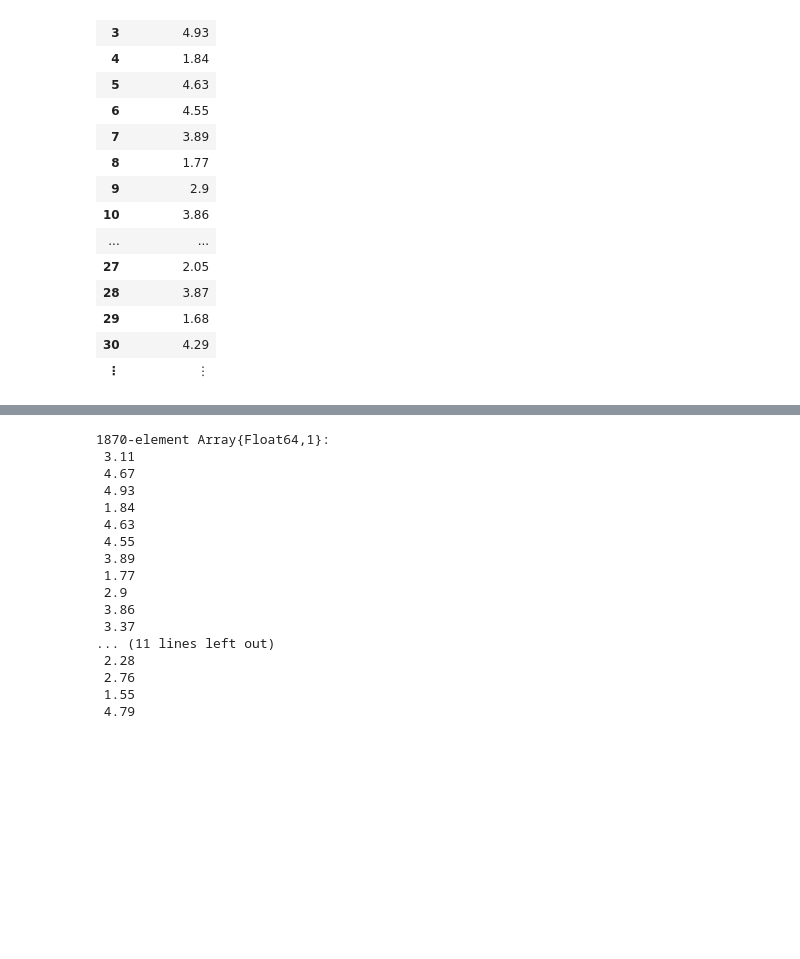
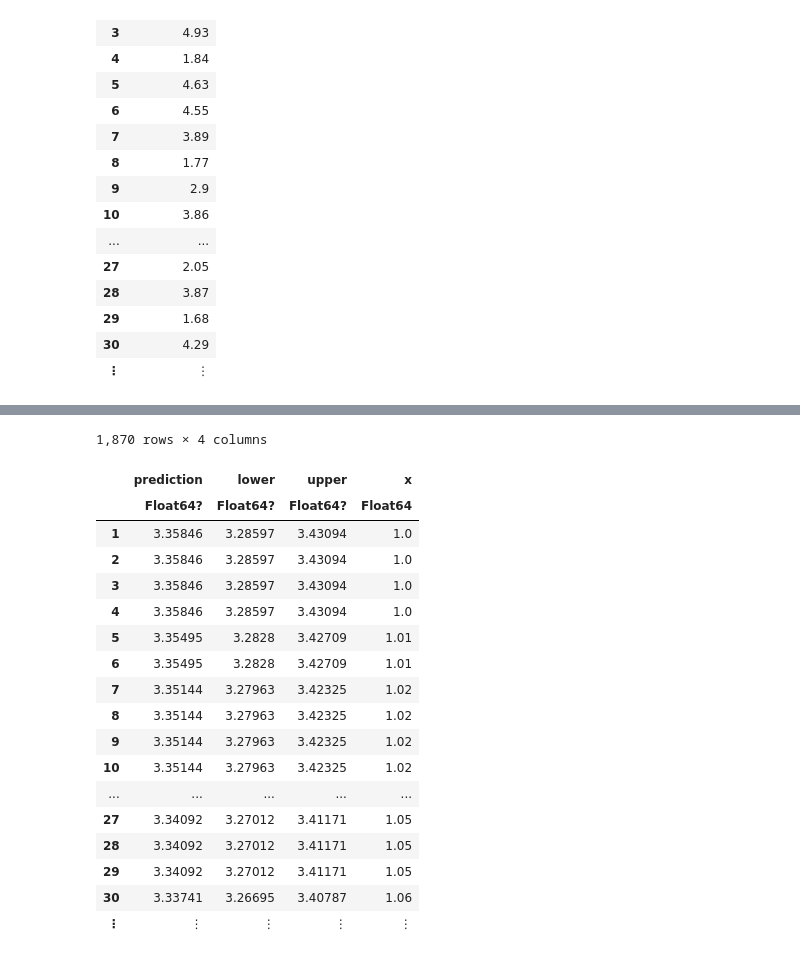
Before and after one commit to mattcingram/rep1_julia, a Jupyter notebook: code/rep1_julia.ipynb, the cells around one changed output, grey strips where cells are left out. Drawn from its saved outputs; the diff is of its cells as text; code cells hidden in the pictures; blank space fills up the shorter version.

```diff
--- a/code/rep1_julia.ipynb
+++ b/code/rep1_julia.ipynb
@@ -2052,21 +2052,24 @@ pred = GLM.predict(m7, temp, interval = :prediction, level=0.05)
 | ⋮ | ⋮ | ⋮ | ⋮ |
 # %%
 pred.x = temp.pre_sexism
+pred
 # %% [output]
-1870-element Array{Float64,1}:
- 3.11
- 4.67
- 4.93
- 1.84
- 4.63
- 4.55
- 3.89
- 1.77
- 2.9
- 3.86
- 3.37
-... (11 lines left out)
- 2.28
- 2.76
- 1.55
- 4.79
+1,870 rows × 4 columns
+|  | prediction | lower | upper | x |
+|  | Float64? | Float64? | Float64? | Float64 |
+| 1 | 3.35846 | 3.28597 | 3.43094 | 1.0 |
+| 2 | 3.35846 | 3.28597 | 3.43094 | 1.0 |
+| 3 | 3.35846 | 3.28597 | 3.43094 | 1.0 |
+| 4 | 3.35846 | 3.28597 | 3.43094 | 1.0 |
+| 5 | 3.35495 | 3.2828 | 3.42709 | 1.01 |
+| 6 | 3.35495 | 3.2828 | 3.42709 | 1.01 |
+| 7 | 3.35144 | 3.27963 | 3.42325 | 1.02 |
+| 8 | 3.35144 | 3.27963 | 3.42325 | 1.02 |
+| 9 | 3.35144 | 3.27963 | 3.42325 | 1.02 |
+| 10 | 3.35144 | 3.27963 | 3.42325 | 1.02 |
+| ... | ... | ... | ... | ... |
+| 27 | 3.34092 | 3.27012 | 3.41171 | 1.05 |
+| 28 | 3.34092 | 3.27012 | 3.41171 | 1.05 |
+| 29 | 3.34092 | 3.27012 | 3.41171 | 1.05 |
+| 30 | 3.33741 | 3.26695 | 3.40787 | 1.06 |
+| ⋮ | ⋮ | ⋮ | ⋮ | ⋮ |
```
Also changed, not shown: parts of 5 cells of this notebook.
